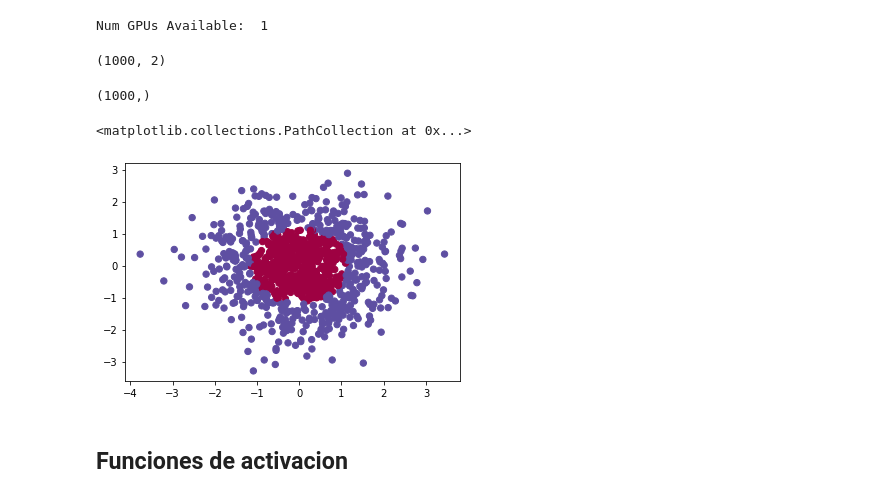
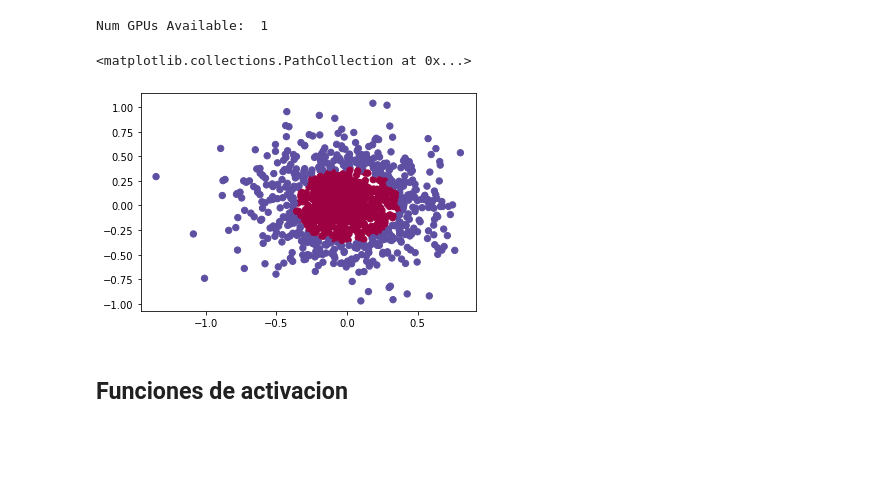
Before and after one commit to LuisReyes98/platzi-fundamentos-neural-network-keras, a Jupyter notebook: 4-mi_primera_red_con_numpy.ipynb, the cells around one changed output. Cells and saved outputs as stored; diff of their text form; code cells hidden in the pictures; blank space fills up the shorter version.

```diff
--- a/4-mi_primera_red_con_numpy.ipynb
+++ b/4-mi_primera_red_con_numpy.ipynb
@@ -11,20 +14,19 @@ Num GPUs Available:  1
 # %%
 N = 1000
 gaussian_quantiles = make_gaussian_quantiles(
   mean=None,
+  cov=0.1,
   n_samples=N,
   n_features=2,
   n_classes=2,
   shuffle=True,
   random_state=None
 )
 
 X, Y = gaussian_quantiles
+
+Y = Y[:, np.newaxis]
+plt.scatter(X[:, 0], X[:, 1], c=Y[:, 0], s=40, cmap=plt.cm.Spectral)
+# %% [output]
+<matplotlib.collections.PathCollection at 0x...>
+[figure, added]
-# %%
-X.shape
-# %% [output]
-(1000, 2)
-# %%
-Y.shape
-# %% [output]
-(1000,)
@@ -33,8 +33,3 @@ Y = Y[:, np.newaxis]
-# %%
-plt.scatter(X[:,0], X[:,1], c=Y[:,0], s=40, cmap=plt.cm.Spectral)
-# %% [output]
-<matplotlib.collections.PathCollection at 0x...>
-[figure, removed]
 # %% [markdown]
 ## Funciones de activacion
 # %%
```
Also changed, not shown: parts of 22 cells of this notebook, 7 other files.
